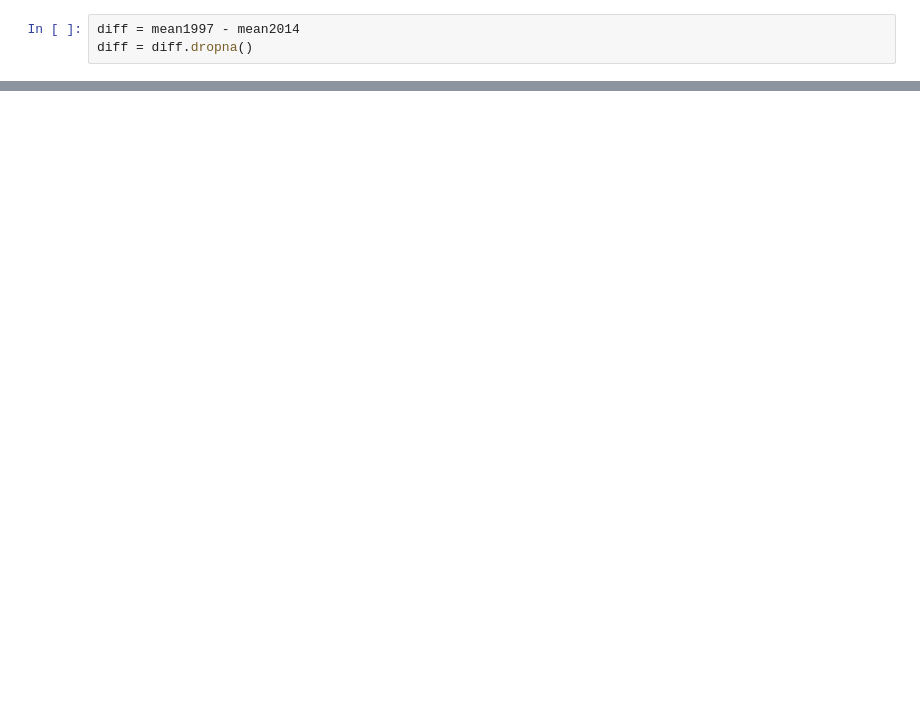
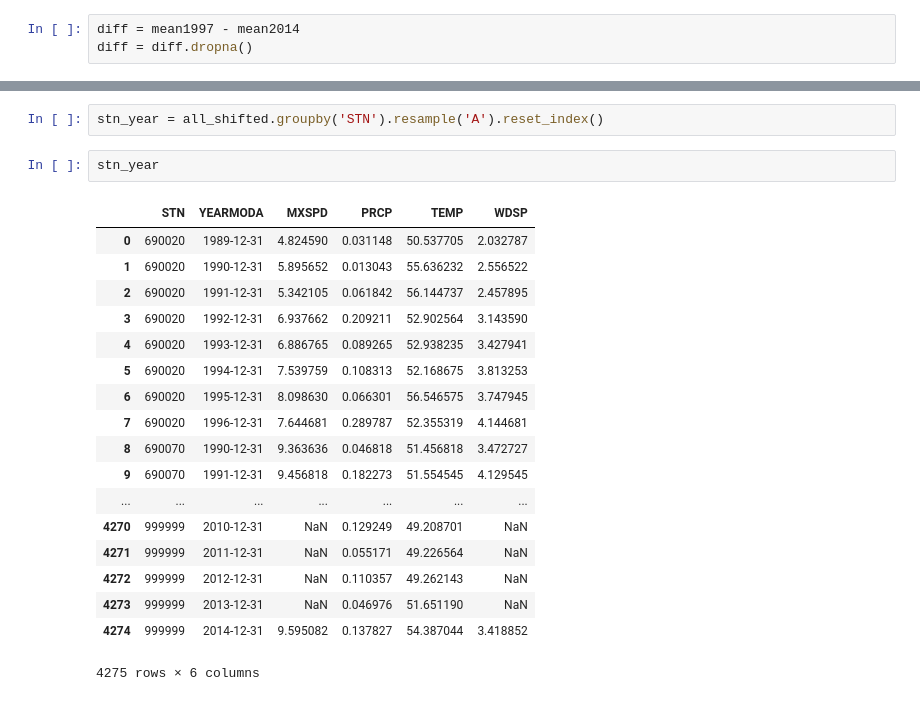
Before and after one commit to COGS118B-Project/Weather-Data, a Jupyter notebook: notebooks/Explore El Nino.ipynb, the cells around one changed output, grey strips where cells are left out. Cells and saved outputs as stored; diff of their text form; blank space fills up the shorter version.

```diff
--- a/notebooks/Explore El Nino.ipynb
+++ b/notebooks/Explore El Nino.ipynb
@@ -389,0 +562,23 @@ ply.iplot(traces, filename='WeatherData/hehe')
+# %%
+stn_year = all_shifted.groupby('STN').resample('A').reset_index()
+# %%
+stn_year
+# %% [output]
+|  | STN | YEARMODA | MXSPD | PRCP | TEMP | WDSP |
+| 0 | 690020 | 1989-12-31 | 4.824590 | 0.031148 | 50.537705 | 2.032787 |
+| 1 | 690020 | 1990-12-31 | 5.895652 | 0.013043 | 55.636232 | 2.556522 |
+| 2 | 690020 | 1991-12-31 | 5.342105 | 0.061842 | 56.144737 | 2.457895 |
+| 3 | 690020 | 1992-12-31 | 6.937662 | 0.209211 | 52.902564 | 3.143590 |
+| 4 | 690020 | 1993-12-31 | 6.886765 | 0.089265 | 52.938235 | 3.427941 |
+| 5 | 690020 | 1994-12-31 | 7.539759 | 0.108313 | 52.168675 | 3.813253 |
+| 6 | 690020 | 1995-12-31 | 8.098630 | 0.066301 | 56.546575 | 3.747945 |
+| 7 | 690020 | 1996-12-31 | 7.644681 | 0.289787 | 52.355319 | 4.144681 |
+| 8 | 690070 | 1990-12-31 | 9.363636 | 0.046818 | 51.456818 | 3.472727 |
+| 9 | 690070 | 1991-12-31 | 9.456818 | 0.182273 | 51.554545 | 4.129545 |
+| ... | ... | ... | ... | ... | ... | ... |
+| 4270 | 999999 | 2010-12-31 | NaN | 0.129249 | 49.208701 | NaN |
+| 4271 | 999999 | 2011-12-31 | NaN | 0.055171 | 49.226564 | NaN |
+| 4272 | 999999 | 2012-12-31 | NaN | 0.110357 | 49.262143 | NaN |
+| 4273 | 999999 | 2013-12-31 | NaN | 0.046976 | 51.651190 | NaN |
+| 4274 | 999999 | 2014-12-31 | 9.595082 | 0.137827 | 54.387044 | 3.418852 |
+4275 rows × 6 columns
```
Also changed, not shown: parts of 39 cells of this notebook, 1 other file.
